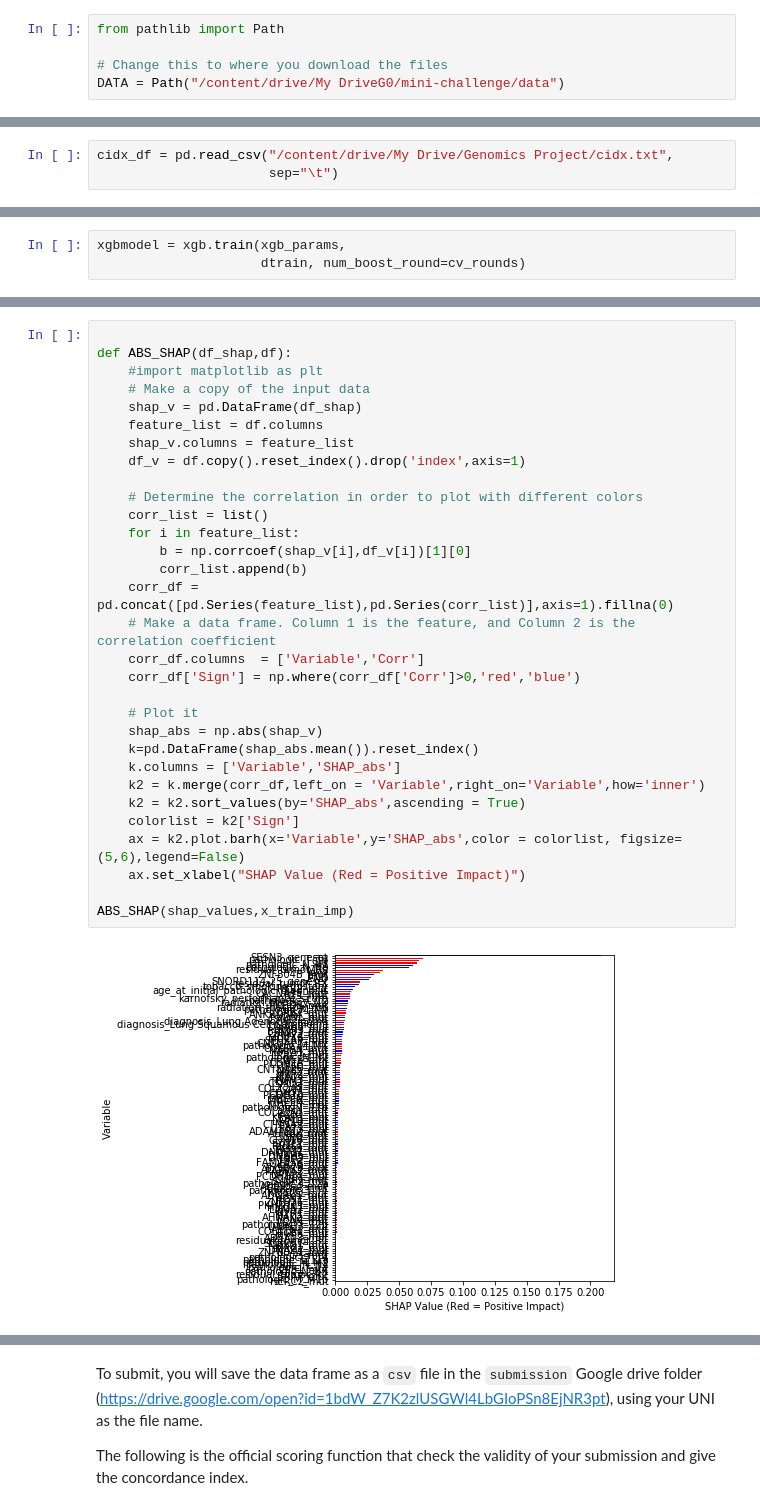
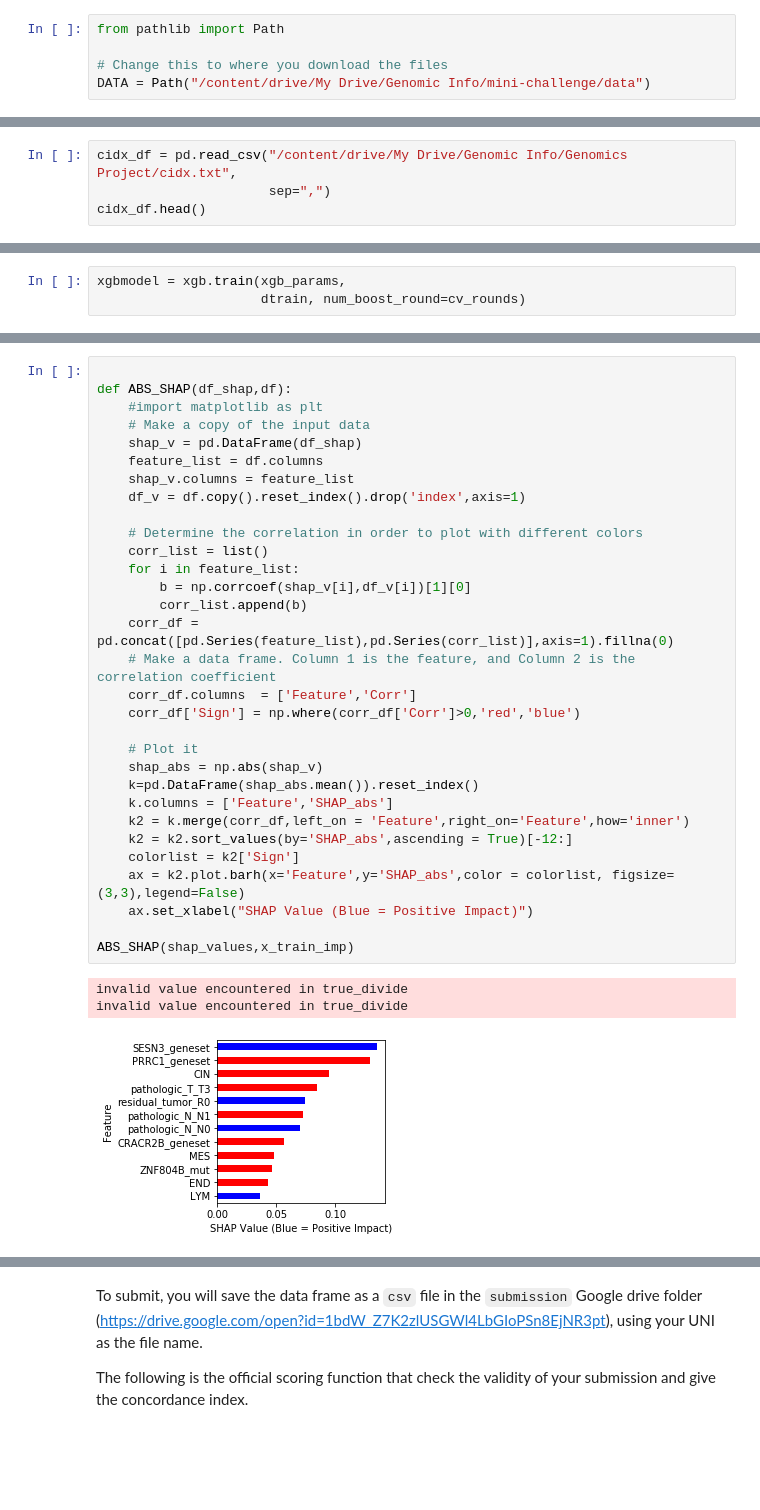
Before and after one commit to nmrapoport/genomics_project, a Jupyter notebook: lung_cancer_shap.ipynb, the cells around one changed output, grey strips where cells are left out. Cells and saved outputs as stored; diff of their text form; blank space fills up the shorter version.

```diff
--- a/lung_cancer_shap.ipynb
+++ b/lung_cancer_shap.ipynb
@@ -40,7 +40,7 @@ Mounted at /content/drive
 from pathlib import Path
 
 # Change this to where you download the files
-DATA = Path("/content/drive/My DriveG0/mini-challenge/data")
+DATA = Path("/content/drive/My Drive/Genomic Info/mini-challenge/data")
 # %%
 import pandas as pd
 
@@ -201,5 +201,6 @@ ge_train.head()
 | A2M-AS1 | -0.4035 | -0.7095 | 1.2080 | -0.2786 | -0.3216 | -0.6842 | -0.4894 | -0.6612 | ... |
 5 rows × 807 columns
 # %%
-cidx_df = pd.read_csv("/content/drive/My Drive/Genomics Project/cidx.txt",
-                      sep="\t")
+cidx_df = pd.read_csv("/content/drive/My Drive/Genomic Info/Genomics Project/cidx.txt",
+                      sep=",")
+cidx_df.head()
@@ -422,33 +491,35 @@ shap.summary_plot(shap_values, x_train_imp)
 # %%
 
 def ABS_SHAP(df_shap,df):
     #import matplotlib as plt
     # Make a copy of the input data
     shap_v = pd.DataFrame(df_shap)
     feature_list = df.columns
     shap_v.columns = feature_list
     df_v = df.copy().reset_index().drop('index',axis=1)
 
     # Determine the correlation in order to plot with different colors
     corr_list = list()
     for i in feature_list:
         b = np.corrcoef(shap_v[i],df_v[i])[1][0]
         corr_list.append(b)
     corr_df = pd.concat([pd.Series(feature_list),pd.Series(corr_list)],axis=1).fillna(0)
     # Make a data frame. Column 1 is the feature, and Column 2 is the correlation coefficient
-    corr_df.columns  = ['Variable','Corr']
+    corr_df.columns  = ['Feature','Corr']
     corr_df['Sign'] = np.where(corr_df['Corr']>0,'red','blue')
 
     # Plot it
     shap_abs = np.abs(shap_v)
     k=pd.DataFrame(shap_abs.mean()).reset_index()
-    k.columns = ['Variable','SHAP_abs']
-    k2 = k.merge(corr_df,left_on = 'Variable',right_on='Variable',how='inner')
-    k2 = k2.sort_values(by='SHAP_abs',ascending = True)
+    k.columns = ['Feature','SHAP_abs']
+    k2 = k.merge(corr_df,left_on = 'Feature',right_on='Feature',how='inner')
+    k2 = k2.sort_values(by='SHAP_abs',ascending = True)[-12:]
     colorlist = k2['Sign']
-    ax = k2.plot.barh(x='Variable',y='SHAP_abs',color = colorlist, figsize=(5,6),legend=False)
-    ax.set_xlabel("SHAP Value (Red = Positive Impact)")
+    ax = k2.plot.barh(x='Feature',y='SHAP_abs',color = colorlist, figsize=(3,3),legend=False)
+    ax.set_xlabel("SHAP Value (Blue = Positive Impact)")
 
 ABS_SHAP(shap_values,x_train_imp)
 # %% [output]
+invalid value encountered in true_divide
+invalid value encountered in true_divide
-[figure, old version]
+[figure, new version]
```
Also changed, not shown: parts of 30 cells of this notebook.
